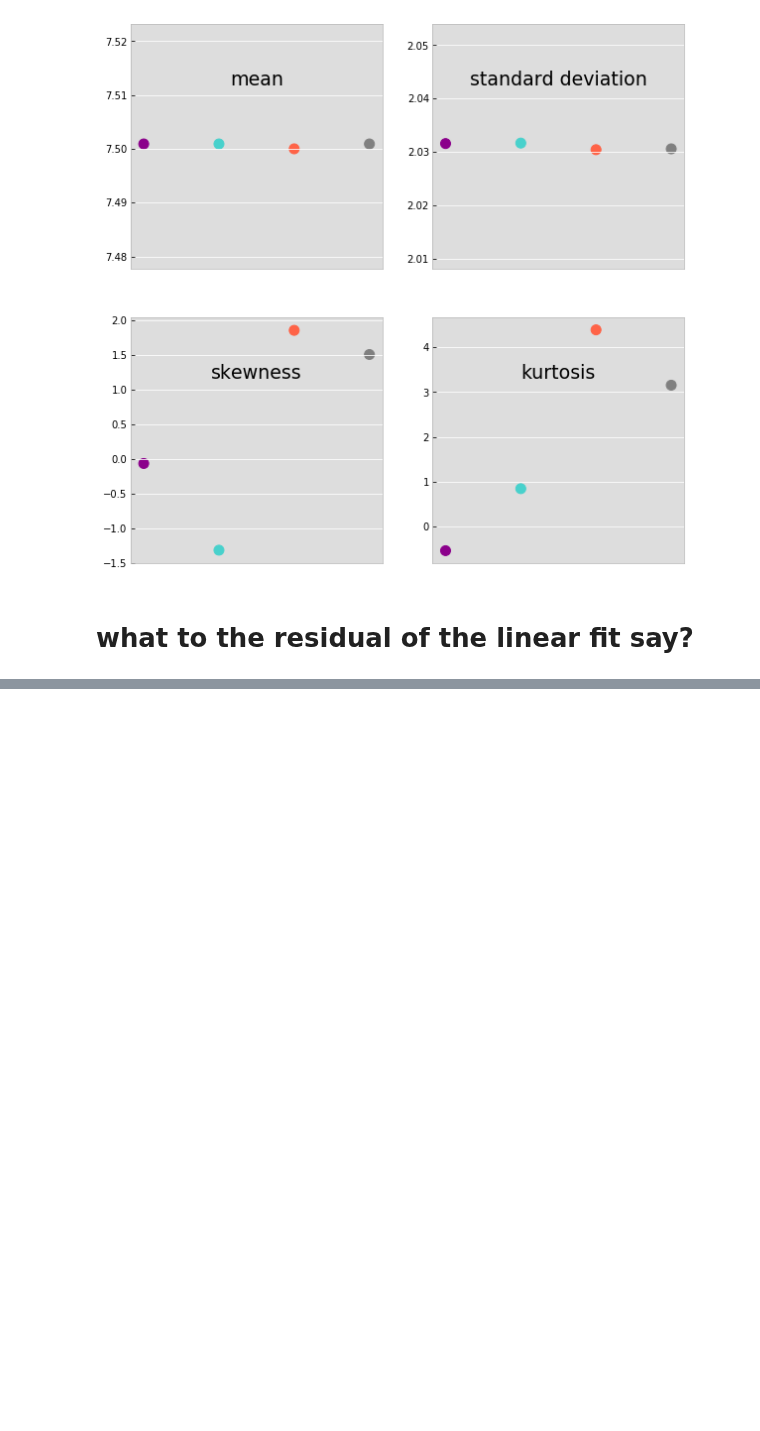
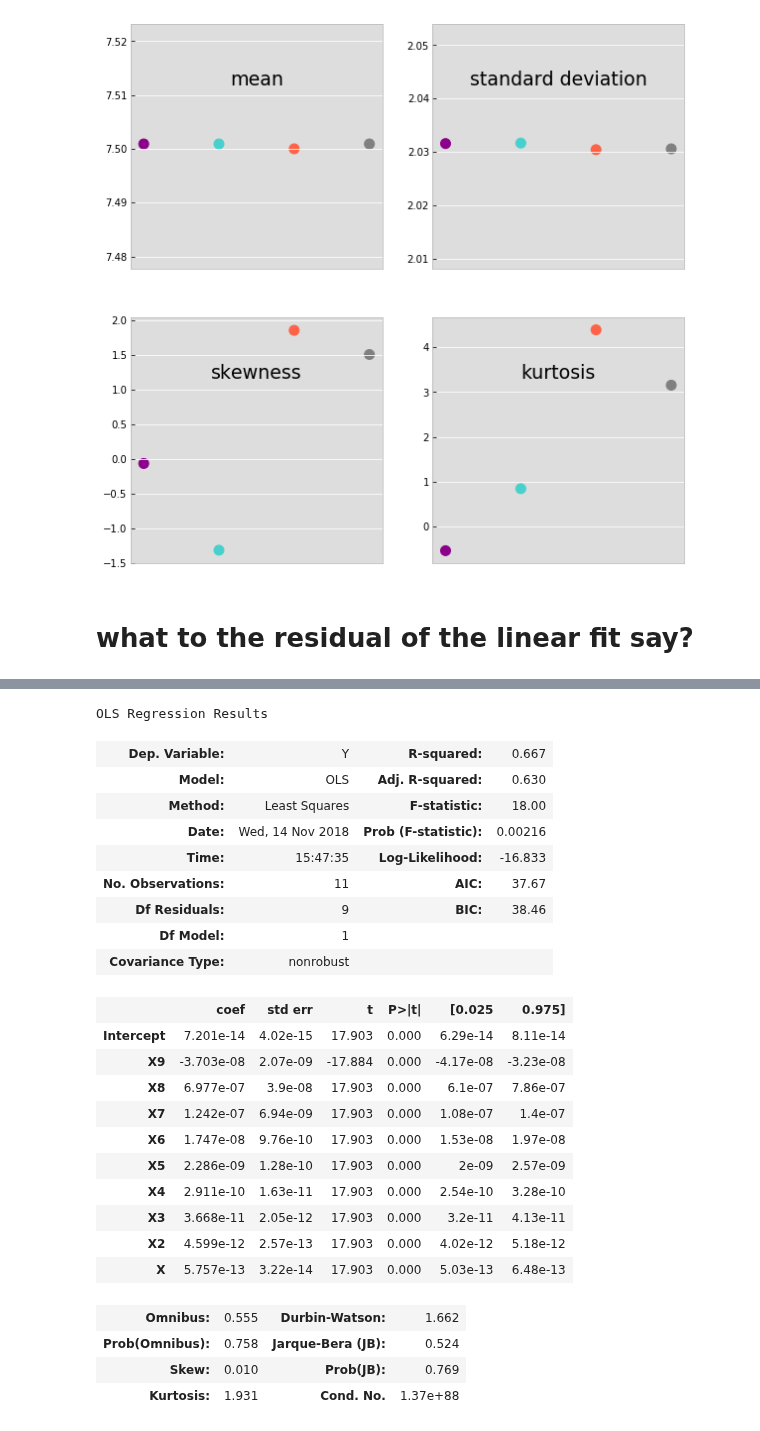
Before and after one commit to fedhere/UInotebooks, a Jupyter notebook: Anscombe's Quartet.ipynb, the cells around one changed output, grey strips where cells are left out. Cells and saved outputs as stored; diff of their text form; code cells hidden in the pictures; blank space fills up the shorter version.

```diff
--- a/Anscombe's Quartet.ipynb
+++ b/Anscombe's Quartet.ipynb
@@ -425,7 +425,7 @@ for i, a in enumerate([ansc.I, ansc.II, ansc.III, ansc.IV]):
     X_prime = sm.add_constant(np.linspace(a.X.min(), a.X.max(), 100))
     y_hat = lregmodels[i].predict(X_prime)
     ax[i].plot(X_prime[:, 1], y_hat, '-', color = 'IndianRed')
-    ax[i].text(0.5, 0.9, r"slope: %.2f intercept: %.2f"\
+    ax[i].text(0.5, 0.9, r"slope: {0:.2f} intercept: {1:.2f}"\
                .format(*lregmodels[i].params.values),
         horizontalalignment="center", transform = ax[i].transAxes,
                fontsize = 19)
@@ -508,0 +616,28 @@ strong multicollinearity problems or that the design matrix is singular.
+# %%
+Crazyregmodels[i].summary()
+# %% [output]
+OLS Regression Results
+| Dep. Variable: | Y | R-squared: | 0.667 |
+| Model: | OLS | Adj. R-squared: | 0.630 |
+| Method: | Least Squares | F-statistic: | 18.00 |
+| Date: | Wed, 14 Nov 2018 | Prob (F-statistic): | 0.00216 |
+| Time: | 15:47:35 | Log-Likelihood: | -16.833 |
+| No. Observations: | 11 | AIC: | 37.67 |
+| Df Residuals: | 9 | BIC: | 38.46 |
+| Df Model: | 1 |  |  |
+| Covariance Type: | nonrobust |  |  |
+|  | coef | std err | t | P>|t| | [0.025 | 0.975] |
+| Intercept | 7.201e-14 | 4.02e-15 | 17.903 | 0.000 | 6.29e-14 | 8.11e-14 |
+| X9 | -3.703e-08 | 2.07e-09 | -17.884 | 0.000 | -4.17e-08 | -3.23e-08 |
+| X8 | 6.977e-07 | 3.9e-08 | 17.903 | 0.000 | 6.1e-07 | 7.86e-07 |
+| X7 | 1.242e-07 | 6.94e-09 | 17.903 | 0.000 | 1.08e-07 | 1.4e-07 |
+| X6 | 1.747e-08 | 9.76e-10 | 17.903 | 0.000 | 1.53e-08 | 1.97e-08 |
+| X5 | 2.286e-09 | 1.28e-10 | 17.903 | 0.000 | 2e-09 | 2.57e-09 |
+| X4 | 2.911e-10 | 1.63e-11 | 17.903 | 0.000 | 2.54e-10 | 3.28e-10 |
+| X3 | 3.668e-11 | 2.05e-12 | 17.903 | 0.000 | 3.2e-11 | 4.13e-11 |
+| X2 | 4.599e-12 | 2.57e-13 | 17.903 | 0.000 | 4.02e-12 | 5.18e-12 |
+| X | 5.757e-13 | 3.22e-14 | 17.903 | 0.000 | 5.03e-13 | 6.48e-13 |
+| Omnibus: | 0.555 | Durbin-Watson: | 1.662 |
+| Prob(Omnibus): | 0.758 | Jarque-Bera (JB): | 0.524 |
+| Skew: | 0.010 | Prob(JB): | 0.769 |
+| Kurtosis: | 1.931 | Cond. No. | 1.37e+88 |
```
Also changed, not shown: parts of 7 cells of this notebook.
